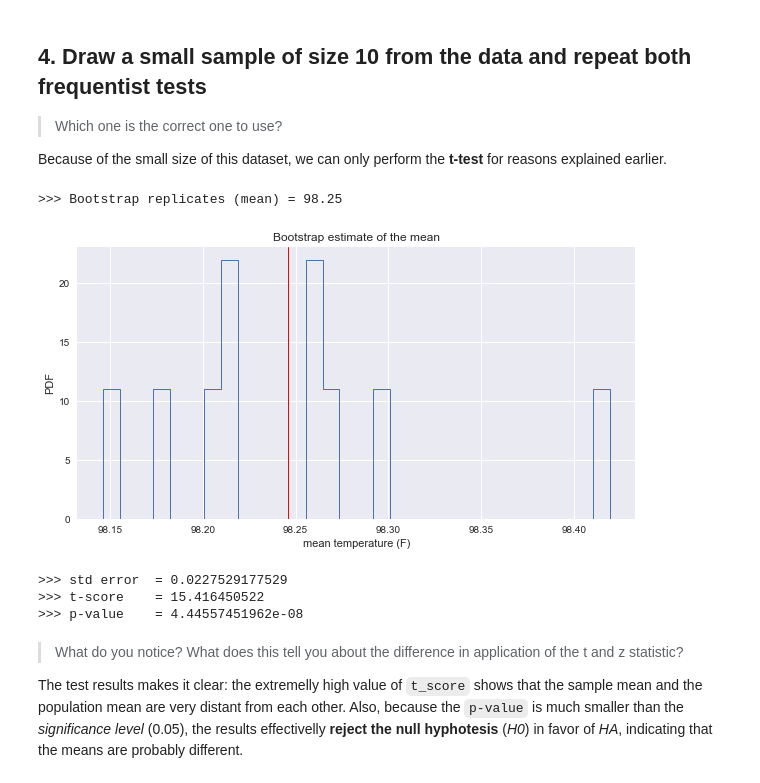
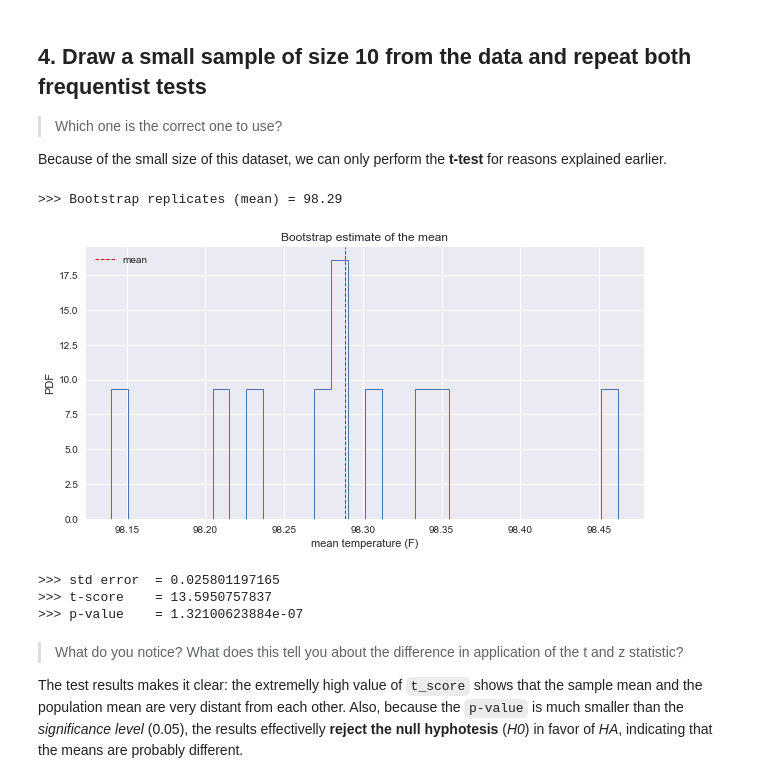
Before and after one commit to karlphillip/DataScience, a Jupyter notebook: Mini Projects/human_body_temperature_using_eda/sliderule_dsi_inferential_statistics_exercise_1.ipynb, the cells around one changed output. Cells and saved outputs as stored; diff of their text form; code cells hidden in the pictures.

Commit message:
human_body_temperature_using_eda: added legends for the red mean line on plots.

```diff
--- a/Mini Projects/human_body_temperature_using_eda/sliderule_dsi_inferential_statistics_exercise_1.ipynb
+++ b/Mini Projects/human_body_temperature_using_eda/sliderule_dsi_inferential_statistics_exercise_1.ipynb
@@ -400,28 +405,31 @@ Because of the small size of this dataset, we can only perform the **t-test** fo
 # %%
 sample_sz = 10
 bs_replicates_mean = gen_bootstrap_replicates(df.temperature, sample_sz, np.mean)
 sample_mean = np.mean(bs_replicates_mean)
 print('>>> Bootstrap replicates (mean) = %.2f' % sample_mean)
 
 ### Plot PDF
 fig, ax = plt.subplots(figsize=(10,5))
 plt.hist(bs_replicates_mean, bins=30, normed = True, histtype='step', linewidth=1)
-plt.axvline(sample_mean, color='r', linewidth=1)
+plt.axvline(sample_mean, color='r', linestyle='--', linewidth=1, label='mean')
+plt.legend(loc='upper left')
+#plt.legend(loc='center', bbox_to_anchor=(1.1, 0.5))
+plt.xlabel('temperature (F)')
 plt.title('Bootstrap estimate of the mean')
 plt.xlabel('mean temperature (F)')
 plt.ylabel('PDF')
 plt.show()
 
 ### T-test
 sample_std = np.std(bs_replicates_mean)
 pop_mean = 98.6
 t_test(sample_mean, sample_sz, sample_std, pop_mean)
 # %% [output]
->>> Bootstrap replicates (mean) = 98.25
+>>> Bootstrap replicates (mean) = 98.29
-[figure, old version]
+[figure, new version]
->>> std error  = 0.0227529177529
->>> t-score    = 15.416450522
->>> p-value    = 4.44557451962e-08
+>>> std error  = 0.025801197165
+>>> t-score    = 13.5950757837
+>>> p-value    = 1.32100623884e-07
 # %% [markdown]
 > What do you notice? What does this tell you about the difference in application of the t and z statistic?
 
```
Also changed, not shown: parts of 6 cells of this notebook.
